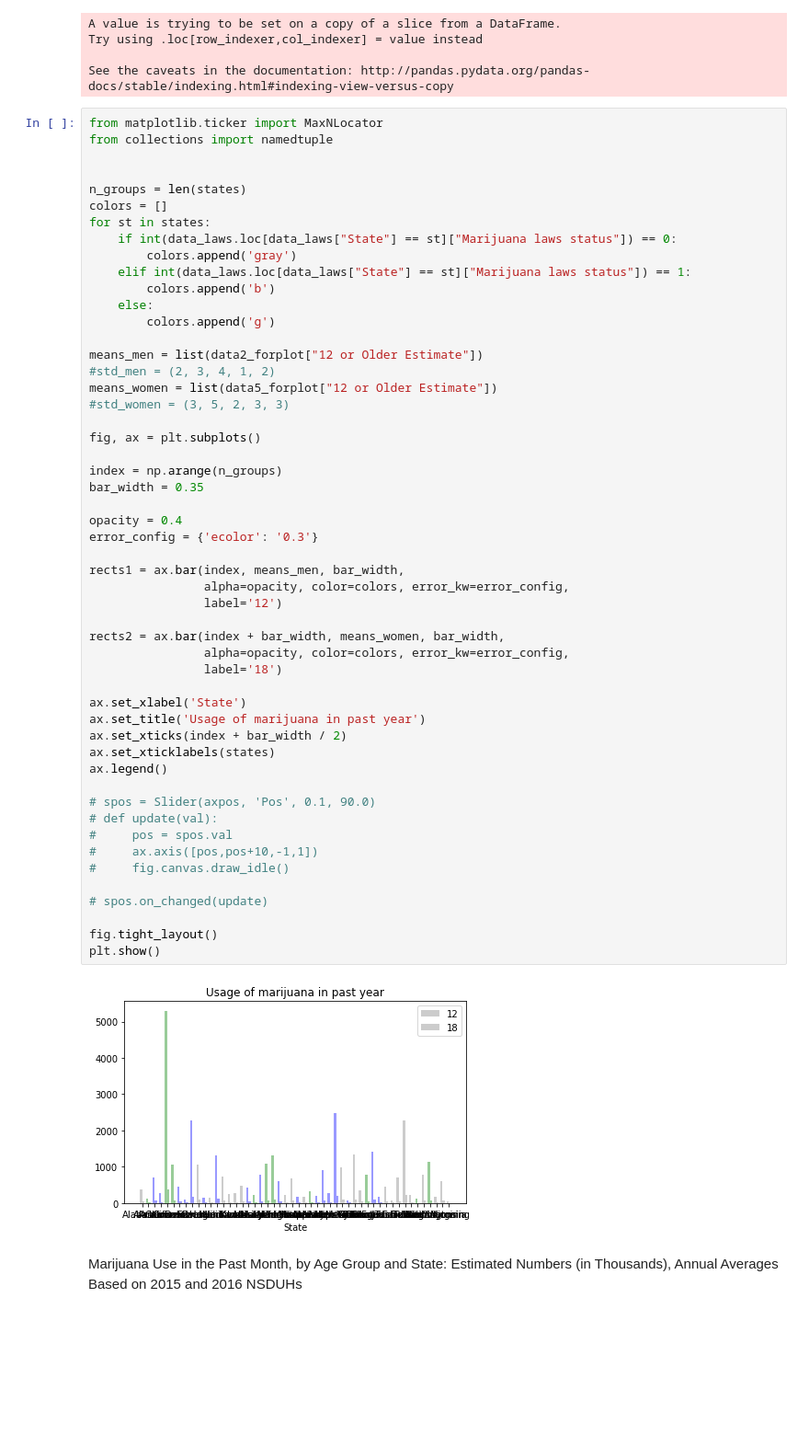
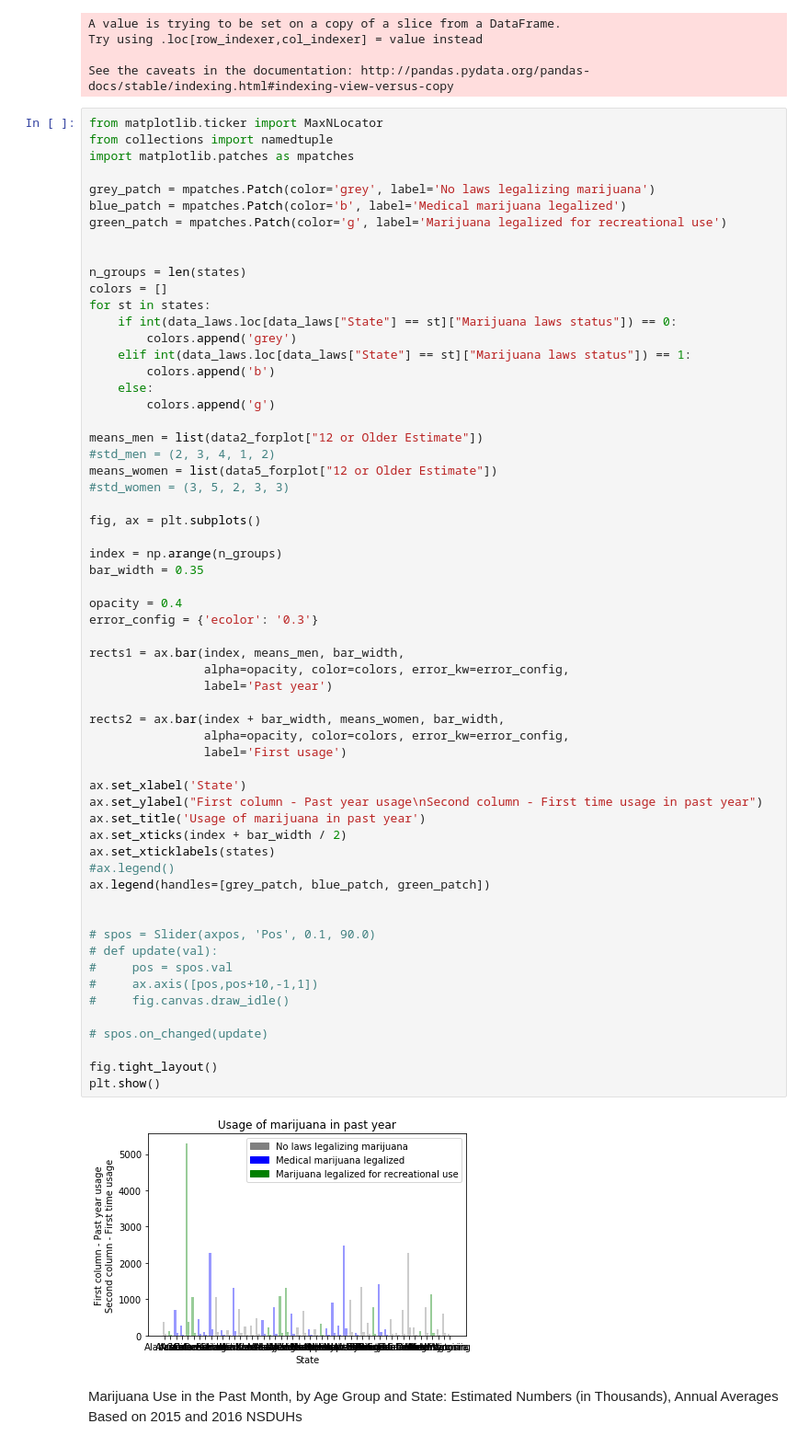
Before and after one commit to st-rom/dataprocessing_project, a Jupyter notebook: project/Project.ipynb, the cells around one changed output. Shown: that part at 92% size. Saved outputs shown, nothing was run; the diff lists cells and outputs as text; blank space fills up the shorter version.

```diff
--- a/project/Project.ipynb
+++ b/project/Project.ipynb
@@ -206,13 +206,18 @@ See the caveats in the documentation: http://pandas.pydata.org/pandas-docs/stabl
 # %%
 from matplotlib.ticker import MaxNLocator
 from collections import namedtuple
+import matplotlib.patches as mpatches
+
+grey_patch = mpatches.Patch(color='grey', label='No laws legalizing marijuana')
+blue_patch = mpatches.Patch(color='b', label='Medical marijuana legalized')
+green_patch = mpatches.Patch(color='g', label='Marijuana legalized for recreational use')
 
 
 n_groups = len(states)
 colors = []
 for st in states:
     if int(data_laws.loc[data_laws["State"] == st]["Marijuana laws status"]) == 0:
-        colors.append('gray')
+        colors.append('grey')
     elif int(data_laws.loc[data_laws["State"] == st]["Marijuana laws status"]) == 1:
         colors.append('b')
     else:
@@ -226,37 +231,40 @@ means_women = list(data5_forplot["12 or Older Estimate"])
 fig, ax = plt.subplots()
 
 index = np.arange(n_groups)
 bar_width = 0.35
 
 opacity = 0.4
 error_config = {'ecolor': '0.3'}
 
 rects1 = ax.bar(index, means_men, bar_width,
                 alpha=opacity, color=colors, error_kw=error_config,
-                label='12')
+                label='Past year')
 
 rects2 = ax.bar(index + bar_width, means_women, bar_width,
                 alpha=opacity, color=colors, error_kw=error_config,
-                label='18')
+                label='First usage')
 
 ax.set_xlabel('State')
+ax.set_ylabel("First column - Past year usage\nSecond column - First time usage in past year")
 ax.set_title('Usage of marijuana in past year')
 ax.set_xticks(index + bar_width / 2)
 ax.set_xticklabels(states)
-ax.legend()
+#ax.legend()
+ax.legend(handles=[grey_patch, blue_patch, green_patch])
+
 
 # spos = Slider(axpos, 'Pos', 0.1, 90.0)
 # def update(val):
 #     pos = spos.val
 #     ax.axis([pos,pos+10,-1,1])
 #     fig.canvas.draw_idle()
 
 # spos.on_changed(update)
 
 fig.tight_layout()
 plt.show()
 # %% [output]
-[figure, old version]
+[figure, new version]
 # %% [markdown]
 Marijuana Use in the Past Month, by Age Group and State: Estimated Numbers (in Thousands), Annual Averages Based on 2015 and 2016 NSDUHs
 # %%
```
